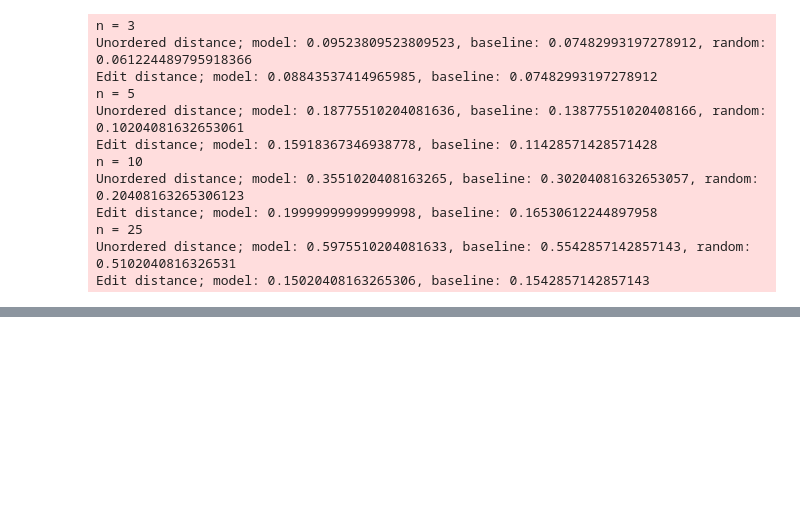
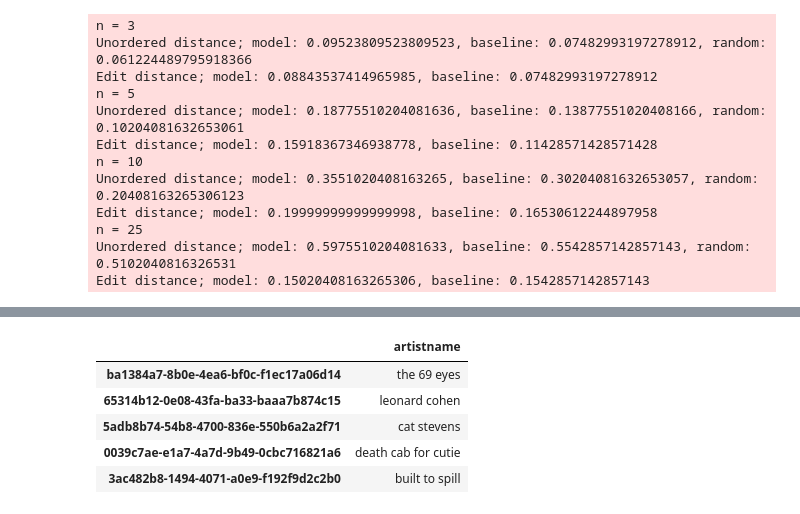
Before and after one commit to naallen/music-similarity-deep-learning, a Jupyter notebook: eval.ipynb, the cells around one changed output, grey strips where cells are left out. Drawn from its saved outputs; the diff is of its cells as text; code cells hidden in the pictures; blank space fills up the shorter version.

```diff
--- a/eval.ipynb
+++ b/eval.ipynb
@@ -327,0 +391,3 @@ Edit distance; model: 0.15020408163265306, baseline: 0.1542857142857143
+# %%
+sim_matrix_beatles = create_similarity_matrix(['b10bbbfc-cf9e-42e0-be17-e2c3e1d2600d'],model,
+                                              all_artists = np.concatenate([train_set.columns.values, test_set.columns.values]))
@@ -327,0 +396,10 @@ Edit distance; model: 0.15020408163265306, baseline: 0.1542857142857143
+# %%
+model_ranked_matrix_beatles = similarity_matrix_to_top(sim_matrix_beatles)
+mbid_to_artist.loc[train_set.columns[model_ranked_matrix_beatles['b10bbbfc-cf9e-42e0-be17-e2c3e1d2600d'].head(5).values]]
+# %% [output]
+|  | artistname |
+| ba1384a7-8b0e-4ea6-bf0c-f1ec17a06d14 | the 69 eyes |
+| 65314b12-0e08-43fa-ba33-baaa7b874c15 | leonard cohen |
+| 5adb8b74-54b8-4700-836e-550b6a2a2f71 | cat stevens |
+| 0039c7ae-e1a7-4a7d-9b49-0cbc716821a6 | death cab for cutie |
+| 3ac482b8-1494-4071-a0e9-f192f9d2c2b0 | built to spill |
```
Also changed, not shown: parts of 20 cells of this notebook, 1 other file.
